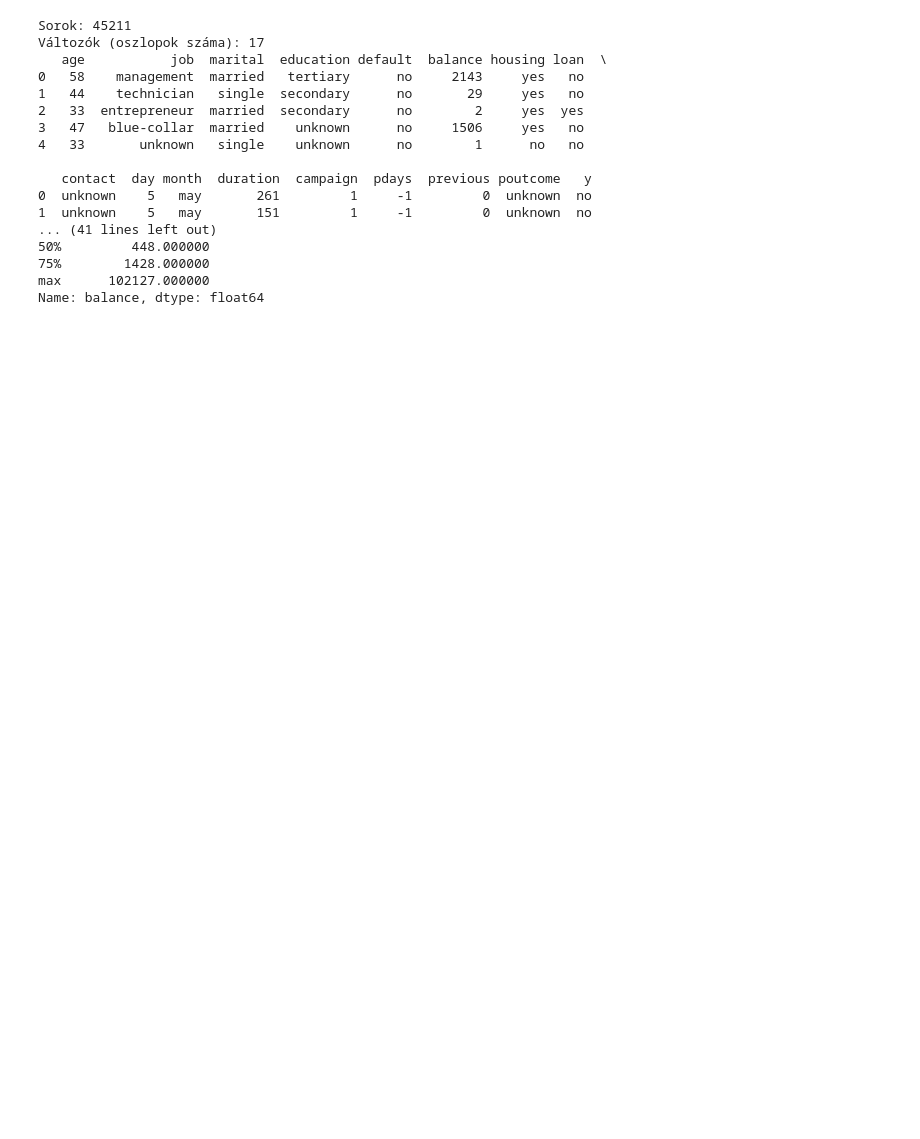
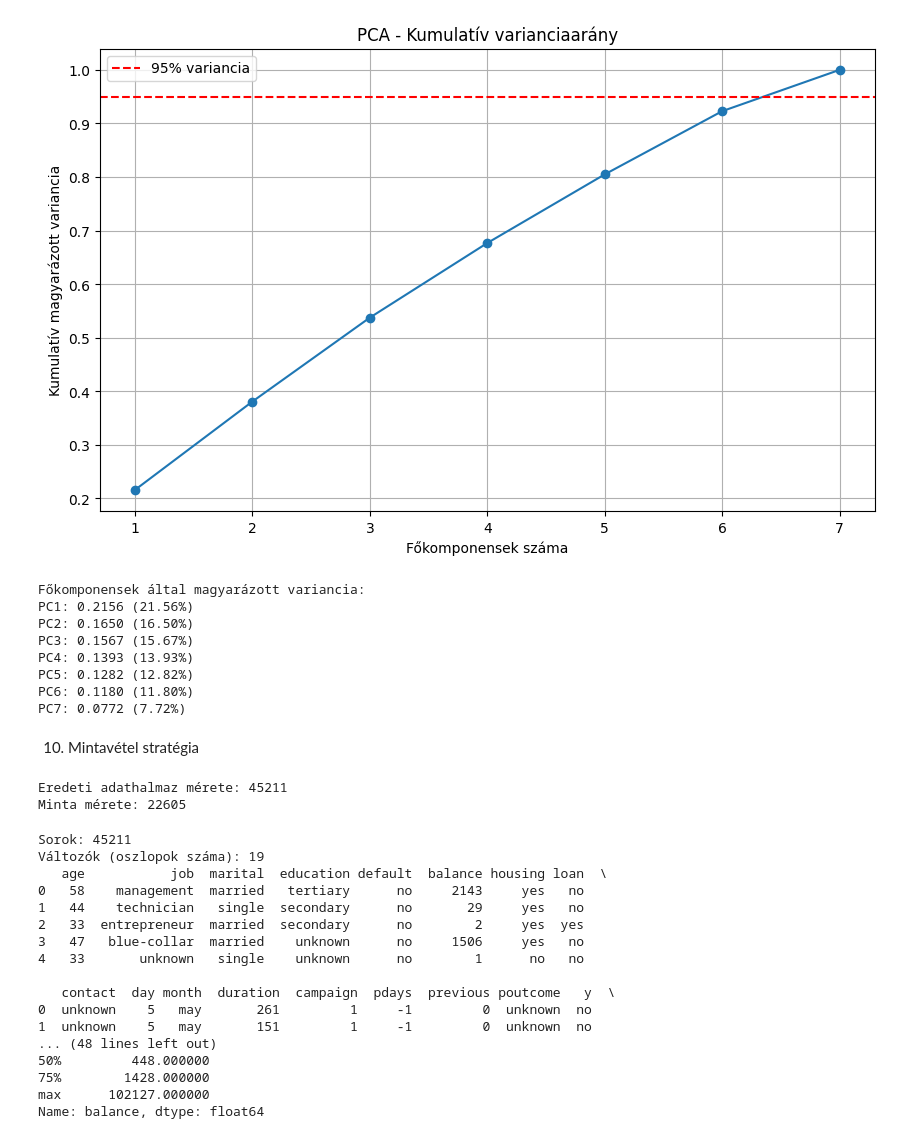
Before and after one commit to timbalv/bank_segmentation_ml, a Jupyter notebook: first-step-analysis.ipynb, the cells around one changed output. Cells and saved outputs as stored; diff of their text form; code cells hidden in the pictures; blank space fills up the shorter version.

```diff
--- a/first-step-analysis.ipynb
+++ b/first-step-analysis.ipynb
@@ -7,0 +197,14 @@ ah = pd.read_csv(root, sep=';')
+# %%
+# Új változók létrehozása (ha szükséges)
+# Példa: életkor kategóriák
+ah['age_group'] = pd.cut(ah['age'], bins=[0, 30, 40, 50, 60, 100],
+                         labels=['18-30', '31-40', '41-50', '51-60', '60+'])
+
+# Balance kategóriák (VIP, közép, alacsony egyenleg)
+ah['balance_category'] = pd.cut(ah['balance'],
+                                bins=[-float('inf'), 0, 1000, 5000, float('inf')],
+                                labels=['Negatív', 'Alacsony', 'Közepes', 'Magas'])
+
+print("\nÚj kategorikus változók eloszlása:")
+print(ah['age_group'].value_counts())
+print(ah['balance_category'].value_counts())
@@ -8,3 +226,52 @@ ah = pd.read_csv(root, sep=';')
+# %%
+from sklearn.preprocessing import StandardScaler
+from sklearn.decomposition import PCA
+
+# Standardizálás
+scaler = StandardScaler()
+ah_scaled = scaler.fit_transform(ah[numerikus_valtozok])
+
+# PCA a varianciaarány megértéséhez
+pca = PCA()
+pca.fit(ah_scaled)
+
+plt.figure(figsize=(10, 6))
+plt.plot(range(1, len(pca.explained_variance_ratio_) + 1),
+         pca.explained_variance_ratio_.cumsum(), marker='o')
+plt.xlabel('Főkomponensek száma')
+plt.ylabel('Kumulatív magyarázott variancia')
+plt.title('PCA - Kumulatív varianciaarány')
+plt.grid(True)
+plt.axhline(y=0.95, color='r', linestyle='--', label='95% variancia')
+plt.legend()
+plt.show()
+
+print("Főkomponensek által magyarázott variancia:")
+for i, var in enumerate(pca.explained_variance_ratio_):
+    print(f"PC{i+1}: {var:.4f} ({var*100:.2f}%)")
+# %% [output]
+[figure, added]
+Főkomponensek által magyarázott variancia:
+PC1: 0.2156 (21.56%)
+PC2: 0.1650 (16.50%)
+PC3: 0.1567 (15.67%)
+PC4: 0.1393 (13.93%)
+PC5: 0.1282 (12.82%)
+PC6: 0.1180 (11.80%)
+PC7: 0.0772 (7.72%)
+# %% [markdown]
+10. Mintavétel stratégia
+# %%
+# Ha az adathalmaz túl nagy lenne bizonyos algoritmusokhoz
+from sklearn.model_selection import train_test_split
+
+# Reprezentatív minta készítése
+ah_sample, _ = train_test_split(ah, test_size=0.5, random_state=42, stratify=ah['y'])
+print(f"Eredeti adathalmaz mérete: {len(ah)}")
+print(f"Minta mérete: {len(ah_sample)}")
+# %% [output]
+Eredeti adathalmaz mérete: 45211
+Minta mérete: 22605
 # %%
 #Egyszerű elemzés
 print(f"Sorok: {len(ah)}")
@@ -15,7 +282,7 @@ print(ah['job'].value_counts())
 print(ah['balance'].describe())
 # %% [output]
 Sorok: 45211
-Változók (oszlopok száma): 17
+Változók (oszlopok száma): 19
    age           job  marital  education default  balance housing loan  \
 0   58    management  married   tertiary      no     2143     yes   no
 1   44    technician   single  secondary      no       29     yes   no
@@ -23,10 +290,10 @@ Változók (oszlopok száma): 17
 3   47   blue-collar  married    unknown      no     1506     yes   no
 4   33       unknown   single    unknown      no        1      no   no
 
-   contact  day month  duration  campaign  pdays  previous poutcome   y
+   contact  day month  duration  campaign  pdays  previous poutcome   y  \
 0  unknown    5   may       261         1     -1         0  unknown  no
 1  unknown    5   may       151         1     -1         0  unknown  no
-... (41 lines left out)
+... (48 lines left out)
 50%         448.000000
 75%        1428.000000
 max      102127.000000
```
Also changed, not shown: parts of 9 cells of this notebook, 7 other files.
